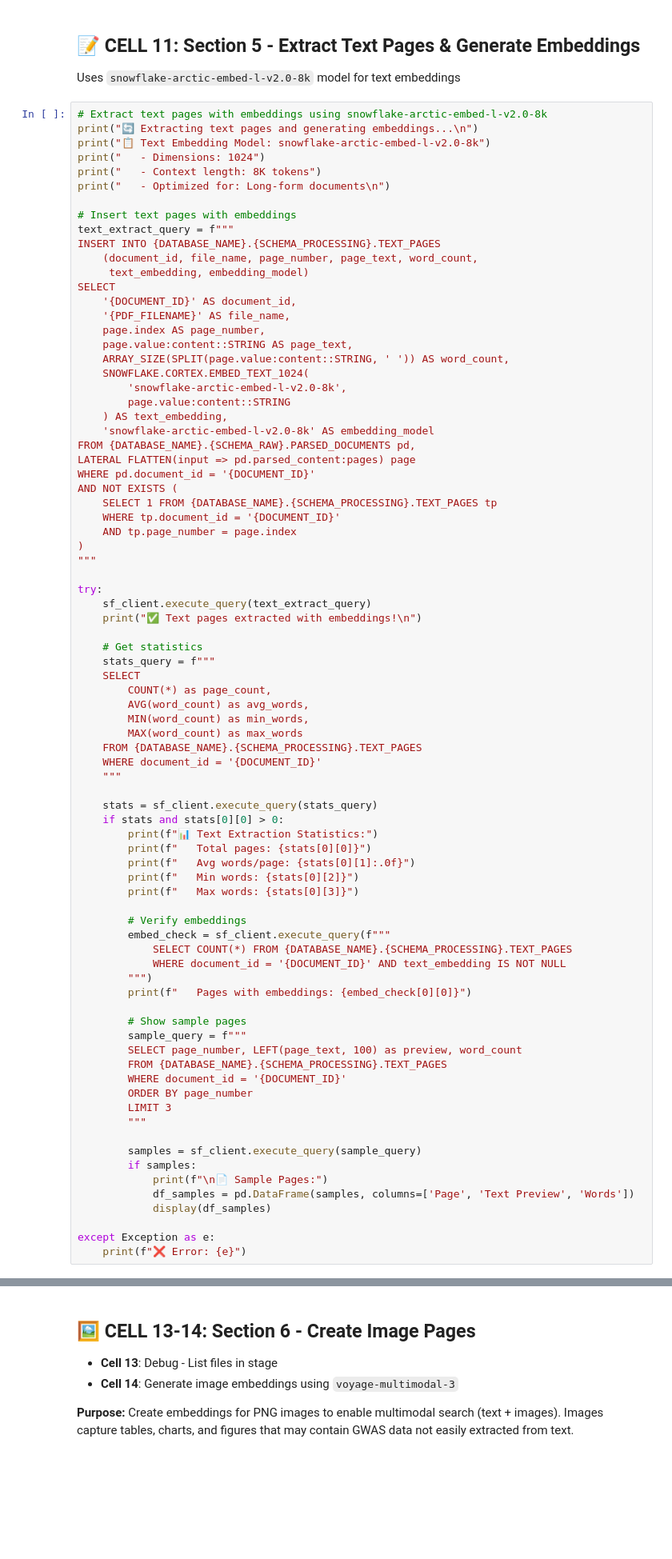
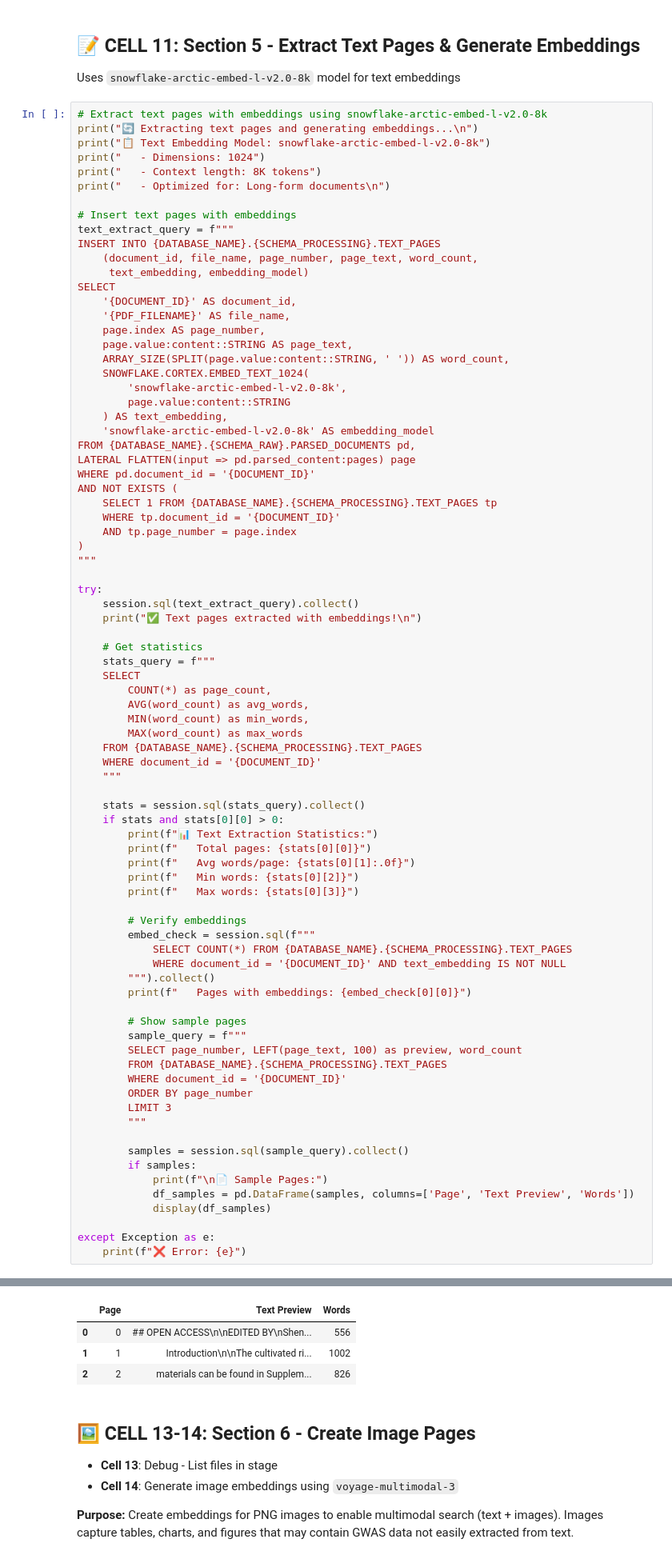
Before and after one commit to jasongholt/pdf_inference, a Jupyter notebook: gwas_extraction_demo.ipynb, the cells around one changed output, grey strips where cells are left out. Shown: that part at 80% size. Drawn from its saved outputs; the diff is of its cells as text; blank space fills up the shorter version.

```diff
--- a/gwas_extraction_demo.ipynb
+++ b/gwas_extraction_demo.ipynb
@@ -725,7 +834,7 @@ AND NOT EXISTS (
 """
 
 try:
-    sf_client.execute_query(text_extract_query)
+    session.sql(text_extract_query).collect()
     print("✅ Text pages extracted with embeddings!\n")
 
     # Get statistics
@@ -739,7 +848,7 @@ try:
     WHERE document_id = '{DOCUMENT_ID}'
     """
 
-    stats = sf_client.execute_query(stats_query)
+    stats = session.sql(stats_query).collect()
     if stats and stats[0][0] > 0:
         print(f"📊 Text Extraction Statistics:")
         print(f"   Total pages: {stats[0][0]}")
@@ -748,10 +857,10 @@ try:
         print(f"   Max words: {stats[0][3]}")
 
         # Verify embeddings
-        embed_check = sf_client.execute_query(f"""
+        embed_check = session.sql(f"""
             SELECT COUNT(*) FROM {DATABASE_NAME}.{SCHEMA_PROCESSING}.TEXT_PAGES
             WHERE document_id = '{DOCUMENT_ID}' AND text_embedding IS NOT NULL
-        """)
+        """).collect()
         print(f"   Pages with embeddings: {embed_check[0][0]}")
 
         # Show sample pages
@@ -763,7 +872,7 @@ try:
         LIMIT 3
         """
 
-        samples = sf_client.execute_query(sample_query)
+        samples = session.sql(sample_query).collect()
         if samples:
             print(f"\n📄 Sample Pages:")
             df_samples = pd.DataFrame(samples, columns=['Page', 'Text Preview', 'Words'])
@@ -771,3 +880,4 @@ try:
 
 except Exception as e:
     print(f"❌ Error: {e}")
+# %% [output]
@@ -774,3 +901,7 @@ except Exception as e:
+|  | Page | Text Preview | Words |
+| 0 | 0 | ## OPEN ACCESS\n\nEDITED BY\nShen... | 556 |
+| 1 | 1 | Introduction\n\nThe cultivated ri... | 1002 |
+| 2 | 2 | materials can be found in Supplem... | 826 |
 # %% [markdown]
 ## 🖼️ CELL 13-14: Section 6 - Create Image Pages
 
```
Also changed, not shown: parts of 37 cells of this notebook, 6 other files.
